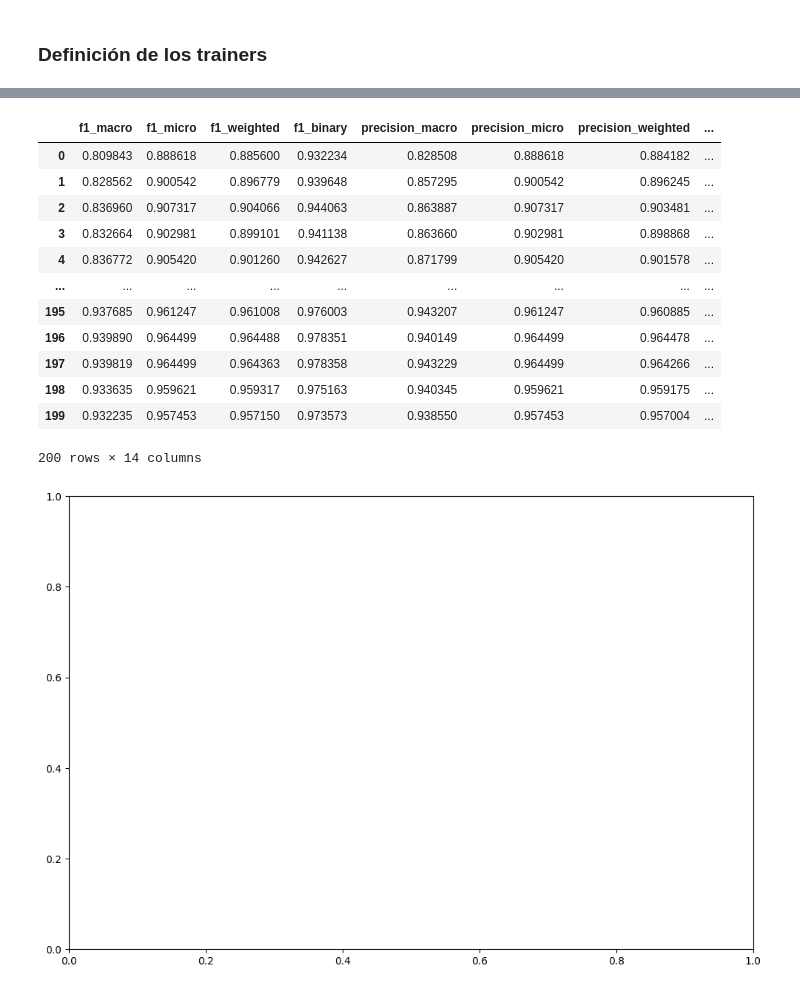
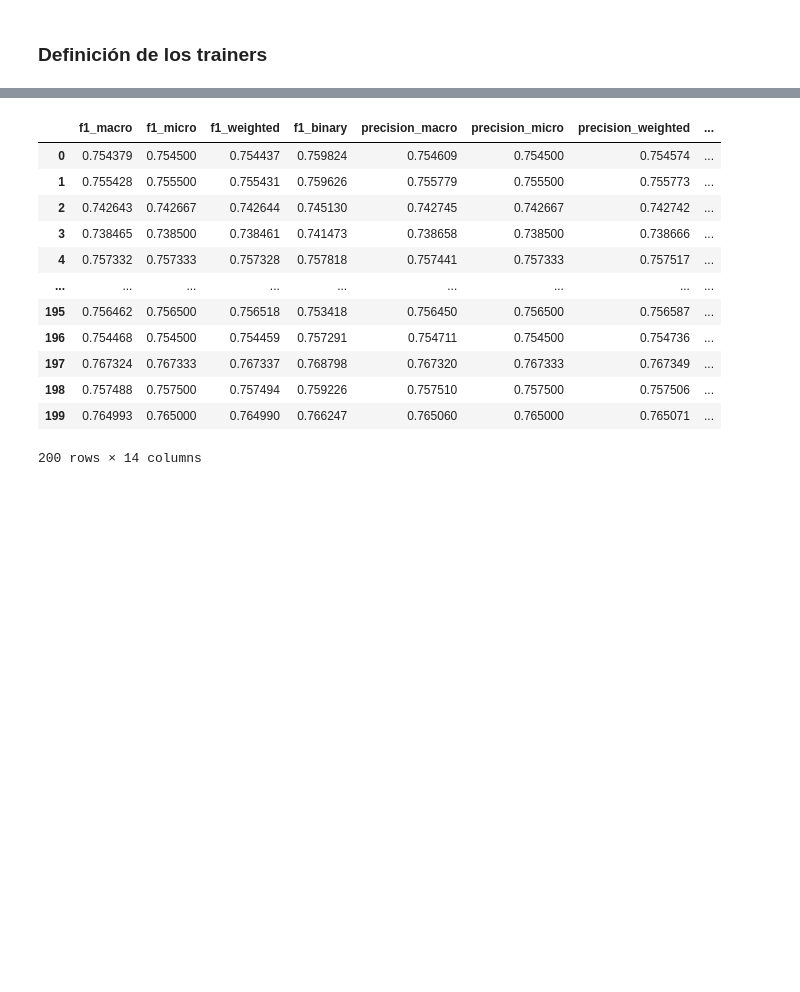
Before and after one commit to kokeitor/Twitter-Mental-Health-Classification, a Jupyter notebook: tw_classification_kaggle.ipynb, the cells around one changed output, grey strips where cells are left out. Saved outputs shown, nothing was run; the diff lists cells and outputs as text; code cells hidden in the pictures; blank space fills up the shorter version.

```diff
--- a/tw_classification_kaggle.ipynb
+++ b/tw_classification_kaggle.ipynb
@@ -1823,5 +2050,5 @@ device(type='cuda')
 # %%
-## Twitter dataset
-TW_TORCH_DATA = TwTorchData(df = df, label_field_name ='label', text_field_name = 'post_text')
-TW_TORCH_DATA_JD = TwTorchData(df = df_solo_jan_dec, label_field_name ='label', text_field_name = 'post_text')
-TW_TORCH_DATA_CLEAN = TwTorchData(df = df_clean, label_field_name ='label', text_field_name = 'post_text')
+## Twitter datasets
+TW_TORCH_DATA_CLEAN_1 = TwTorchData(df = df_clean_1, label_field_name ='label', text_field_name = 'post_text')
+TW_TORCH_DATA_CLEAN_2 = TwTorchData(df = df_clean_2, label_field_name ='label', text_field_name = 'post_text')
+TW_TORCH_DATA_JD = TwTorchData(df = df_clean_jd, label_field_name ='label', text_field_name = 'post_text')
@@ -2195,7 +2415,7 @@ CONFIG ={
                         "emergency_save_path": MODEL_SAVE_PATH+"/conv_net",
                         "config" : {
                                     "drop_out_prob" : 0.2,
-                                    "batch_norm" : True
+                                    "batch_norm" : False
                                   }
 
                     },
@@ -2215,7 +2435,7 @@ CONFIG ={
                         },
             "training_args": {
                               "output_dir" : CHECK_POINT_PATH,
-                              "eval_strategy" : "epoch", #iter
+                              "eval_strategy" : "epoch", #or iter
                               "save_strategy" : "epoch",
                               "load_best_model_at_end":True,
                               "report_to":"",
@@ -2267,11 +2491,11 @@ except Exception as e:
 # MODEL
 model = NeuralConvNet(
                     num_classes = CONFIG["problem"].get("num_labels"),
-                    input_size = TW_TORCH_DATA.x.shape[1],
+                    input_size = TW_TORCH_DATA_CLEAN_1.x.shape[1], # 384 -> SBERT embeddings dimension
                     p = CONFIG["model"]["config"].get("drop_out_prob",0.2),
                     batch_norm =  CONFIG["model"]["config"].get("batch_norm", False)
                     ).to(device)
-# OPTIMIZER
+# OPTIMIZER - ADAM
 optimizer = torch.optim.Adam(
                             params = model.parameters(),
                             lr=CONFIG["training_args"]["optimizer"].get("learning_rate",0.2),
@@ -2281,7 +2505,7 @@ optimizer = torch.optim.Adam(
                                     ),
                             eps=CONFIG["training_args"]["optimizer"].get("adam_epsilon",1e-08))
 
-# LOSS
+# LOSS - CROSS ENTROPY LOSS
 #loss = nn.BCELoss(weight=None, size_average=None, reduce=None, reduction='mean')
 loss = nn.CrossEntropyLoss()
 # %% [output]
@@ -2296,8 +2520,8 @@ Se definen varios trainers. En este caso cada uno comparte modelo, loss y optimi
 # %%
 # TRAINERS
-trainer_original_data = Trainer(
+trainer_df_1 = Trainer(
                 model = model ,
-                dataset=TW_TORCH_DATA ,
+                dataset=TW_TORCH_DATA_CLEAN_1 ,
                 loss=loss,
                 optimizer=optimizer,
                 eval_metric=compute_metrics,
@@ -2305,7 +2529,16 @@ trainer_original_data = Trainer(
                 plot = False)
 
 
-trainer_original_jd_data = Trainer(
+trainer_df_2 = Trainer(
+                model = model ,
+                dataset=TW_TORCH_DATA_CLEAN_2 ,
+                loss=loss,
+                optimizer=optimizer,
+                eval_metric=compute_metrics,
+                configuration=CONFIG,
+                plot = False)
+
+trainer_df_jd = Trainer(
                 model = model ,
                 dataset=TW_TORCH_DATA_JD ,
                 loss=loss,
@@ -2313,13 +2546,4 @@ trainer_original_jd_data = Trainer(
                 eval_metric=compute_metrics,
                 configuration=CONFIG,
                 plot = False)
-
-trainer_original_clean_data = Trainer(
-                model = model ,
-                dataset=TW_TORCH_DATA_CLEAN ,
-                loss=loss,
-                optimizer=optimizer,
-                eval_metric=compute_metrics,
-                configuration=CONFIG,
-                plot = False)
 # %%
@@ -2342,18 +2565,17 @@ trainer_original_data.train()
 # %%
-trainer_original_jd_data.train()
+trainer_df_2.train()
 # %% [output]
 |  | f1_macro | f1_micro | f1_weighted | f1_binary | precision_macro | precision_micro | precision_weighted | ... |
-| 0 | 0.809843 | 0.888618 | 0.885600 | 0.932234 | 0.828508 | 0.888618 | 0.884182 | ... |
-| 1 | 0.828562 | 0.900542 | 0.896779 | 0.939648 | 0.857295 | 0.900542 | 0.896245 | ... |
-| 2 | 0.836960 | 0.907317 | 0.904066 | 0.944063 | 0.863887 | 0.907317 | 0.903481 | ... |
-| 3 | 0.832664 | 0.902981 | 0.899101 | 0.941138 | 0.863660 | 0.902981 | 0.898868 | ... |
-| 4 | 0.836772 | 0.905420 | 0.901260 | 0.942627 | 0.871799 | 0.905420 | 0.901578 | ... |
+| 0 | 0.754379 | 0.754500 | 0.754437 | 0.759824 | 0.754609 | 0.754500 | 0.754574 | ... |
+| 1 | 0.755428 | 0.755500 | 0.755431 | 0.759626 | 0.755779 | 0.755500 | 0.755773 | ... |
+| 2 | 0.742643 | 0.742667 | 0.742644 | 0.745130 | 0.742745 | 0.742667 | 0.742742 | ... |
+| 3 | 0.738465 | 0.738500 | 0.738461 | 0.741473 | 0.738658 | 0.738500 | 0.738666 | ... |
+| 4 | 0.757332 | 0.757333 | 0.757328 | 0.757818 | 0.757441 | 0.757333 | 0.757517 | ... |
 | ... | ... | ... | ... | ... | ... | ... | ... | ... |
-| 195 | 0.937685 | 0.961247 | 0.961008 | 0.976003 | 0.943207 | 0.961247 | 0.960885 | ... |
-| 196 | 0.939890 | 0.964499 | 0.964488 | 0.978351 | 0.940149 | 0.964499 | 0.964478 | ... |
-| 197 | 0.939819 | 0.964499 | 0.964363 | 0.978358 | 0.943229 | 0.964499 | 0.964266 | ... |
-| 198 | 0.933635 | 0.959621 | 0.959317 | 0.975163 | 0.940345 | 0.959621 | 0.959175 | ... |
-| 199 | 0.932235 | 0.957453 | 0.957150 | 0.973573 | 0.938550 | 0.957453 | 0.957004 | ... |
+| 195 | 0.756462 | 0.756500 | 0.756518 | 0.753418 | 0.756450 | 0.756500 | 0.756587 | ... |
+| 196 | 0.754468 | 0.754500 | 0.754459 | 0.757291 | 0.754711 | 0.754500 | 0.754736 | ... |
+| 197 | 0.767324 | 0.767333 | 0.767337 | 0.768798 | 0.767320 | 0.767333 | 0.767349 | ... |
+| 198 | 0.757488 | 0.757500 | 0.757494 | 0.759226 | 0.757510 | 0.757500 | 0.757506 | ... |
+| 199 | 0.764993 | 0.765000 | 0.764990 | 0.766247 | 0.765060 | 0.765000 | 0.765071 | ... |
 200 rows × 14 columns
-[figure, removed]
 # %%
```
Also changed, not shown: parts of 125 cells of this notebook, 3 other files.
